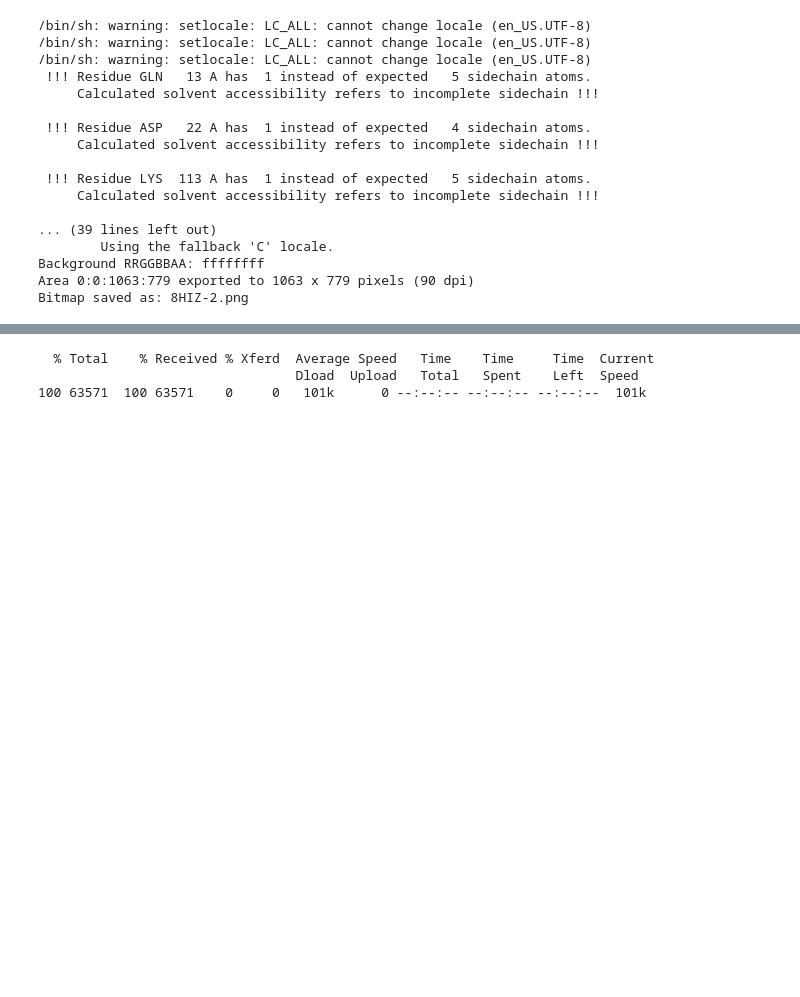
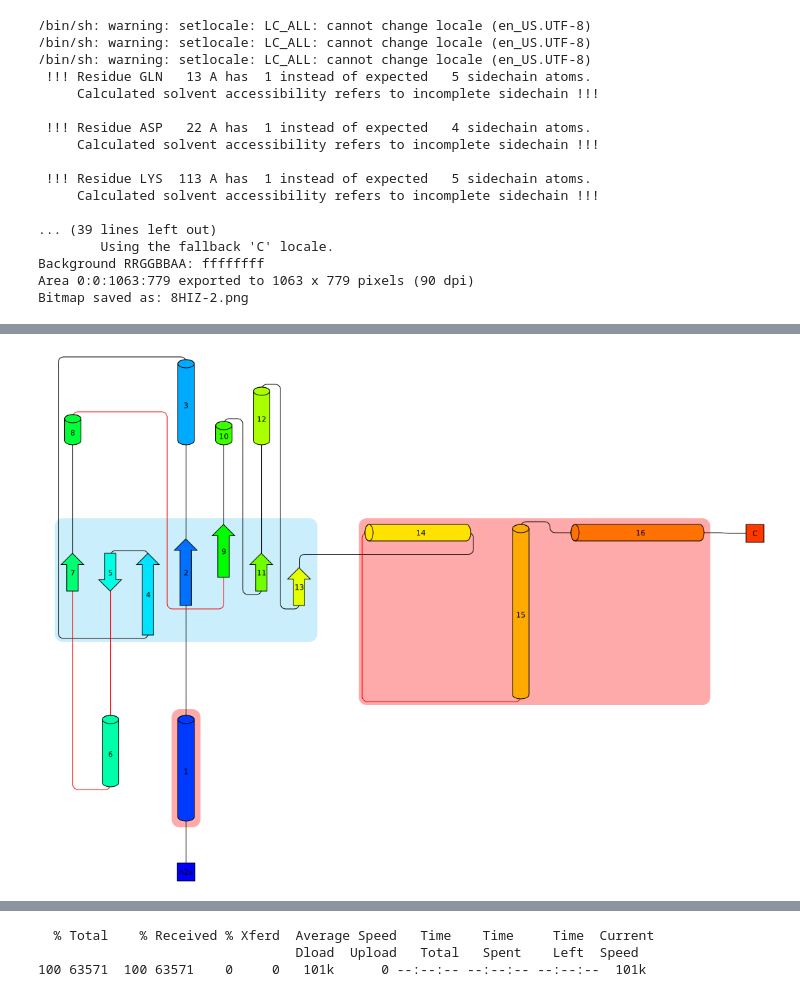
Before and after one commit to fomightez/pro-origami-binder, a Jupyter notebook: pro-origami_demo_use.ipynb, the cells around one changed output, grey strips where cells are left out. Drawn from its saved outputs; the diff is of its cells as text; code cells hidden in the pictures; blank space fills up the shorter version.

```diff
--- a/pro-origami_demo_use.ipynb
+++ b/pro-origami_demo_use.ipynb
@@ -109,0 +128,5 @@ The output are in both bitmap, `.png` and vector-based, `.svg`, forms of the ima
+# %%
+from IPython.display import Image
+Image('8HIZ-2.png')
+# %% [output]
+[figure, added]
```
Also changed, not shown: parts of 27 cells of this notebook, 1 other file.
